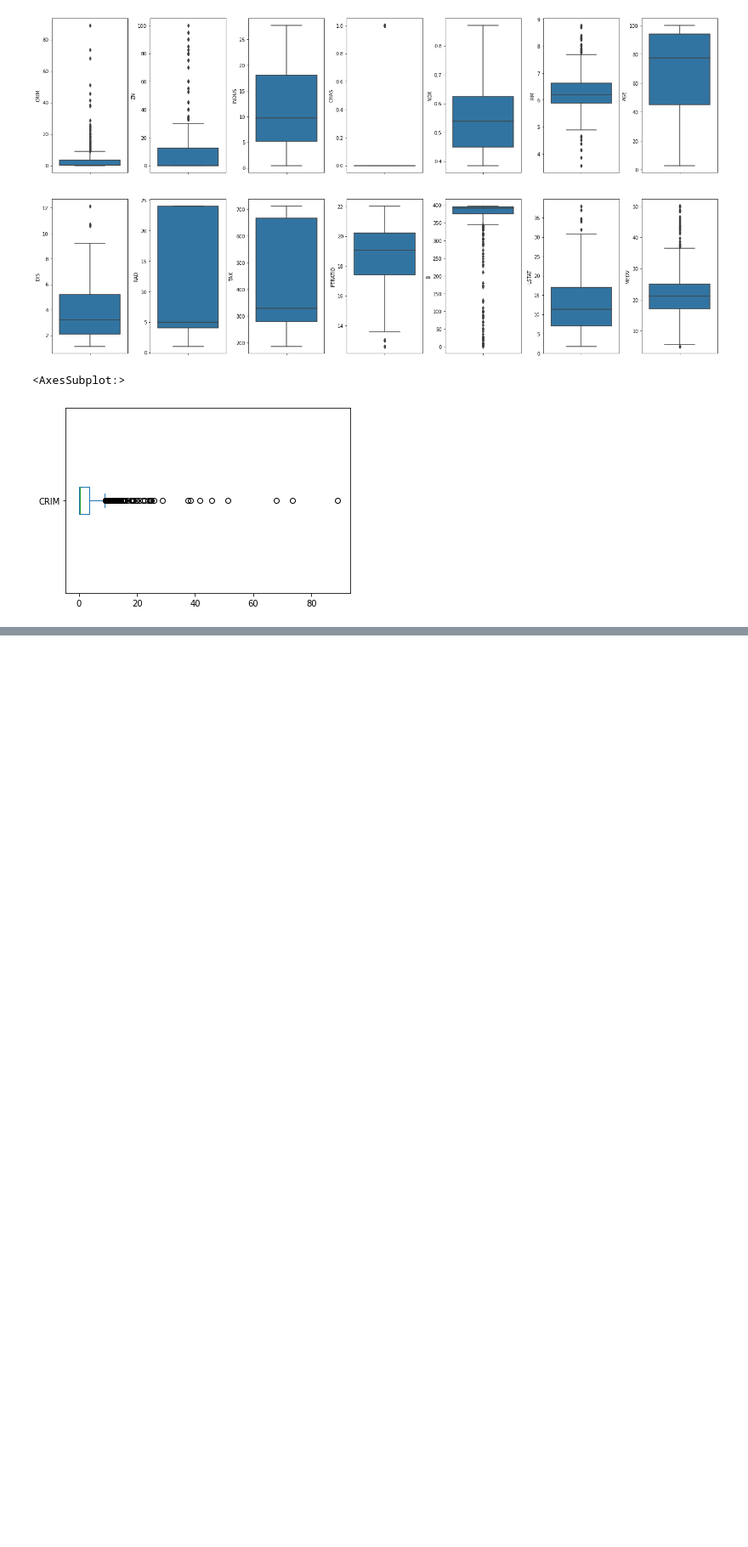
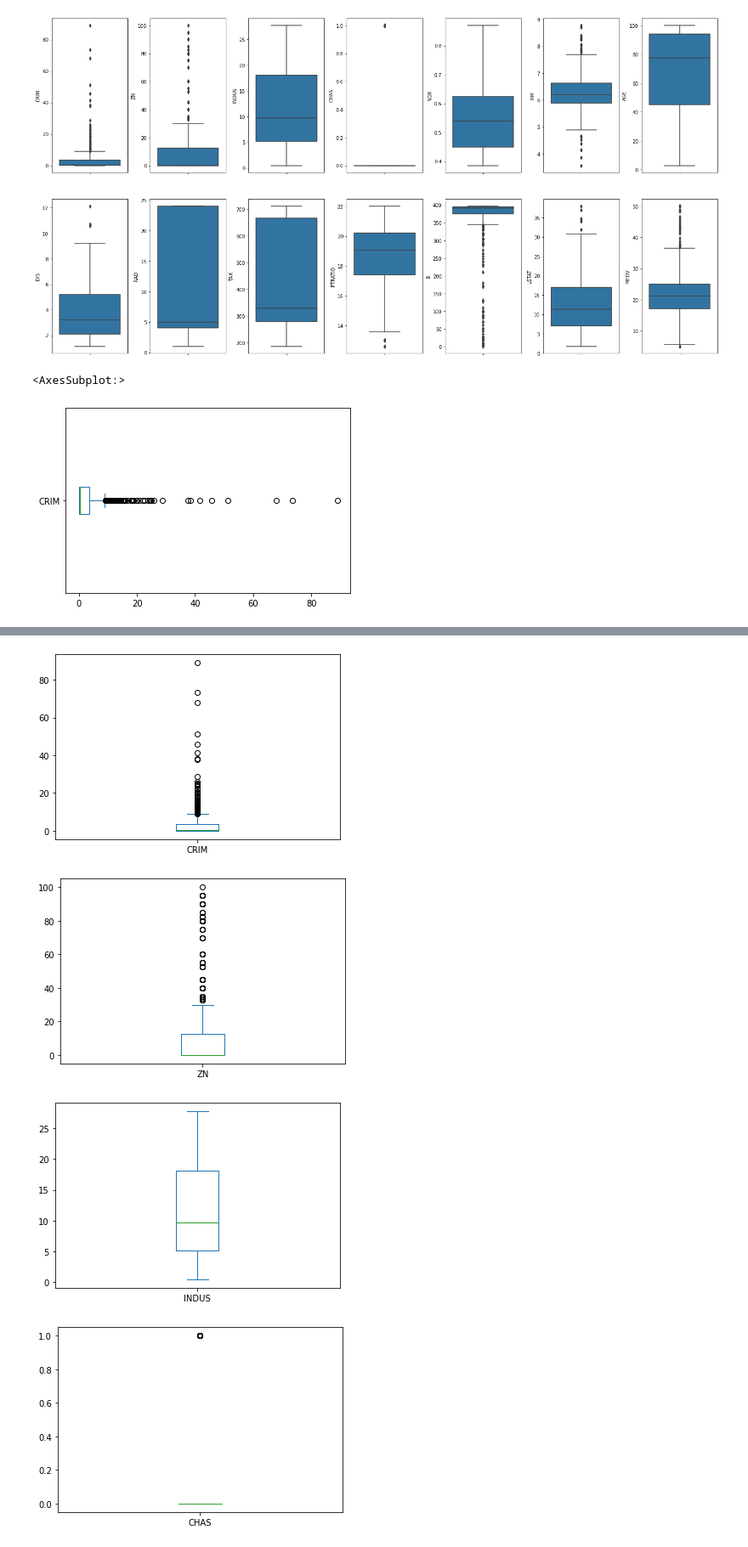
Before and after one commit to Ubaid-Ur-RehmanJ/kaggle-projects, a Jupyter notebook: boston-housing-prices.ipynb, the cells around one changed output, grey strips where cells are left out. Shown at 85% size. Saved outputs shown, nothing was run; the diff lists cells and outputs as text; code cells hidden in the pictures; blank space fills up the shorter version.

```diff
--- a/boston-housing-prices.ipynb
+++ b/boston-housing-prices.ipynb
@@ -165,0 +186,9 @@ df["CRIM"].plot(kind="box", vert=False)
+# %%
+for col in df.columns:
+    df[col].plot(kind="box")
+    plt.show()
+# %% [output]
+[figure, added]
+[figure, added]
+[figure, added]
+[figure, added]
```
Also changed, not shown: parts of 33 cells of this notebook.
